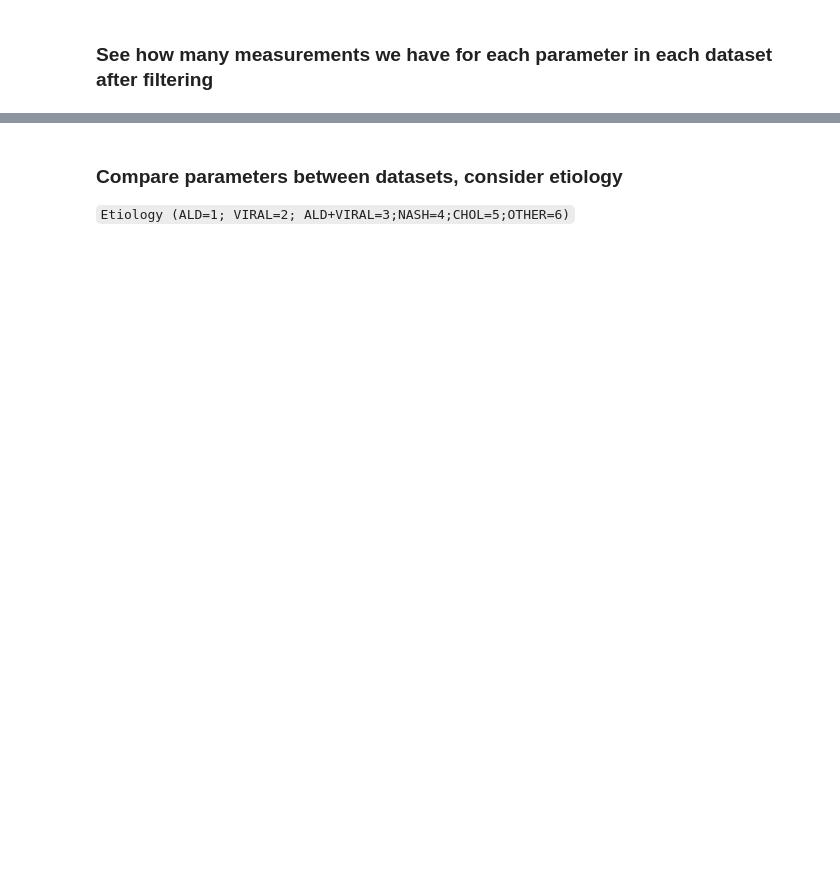
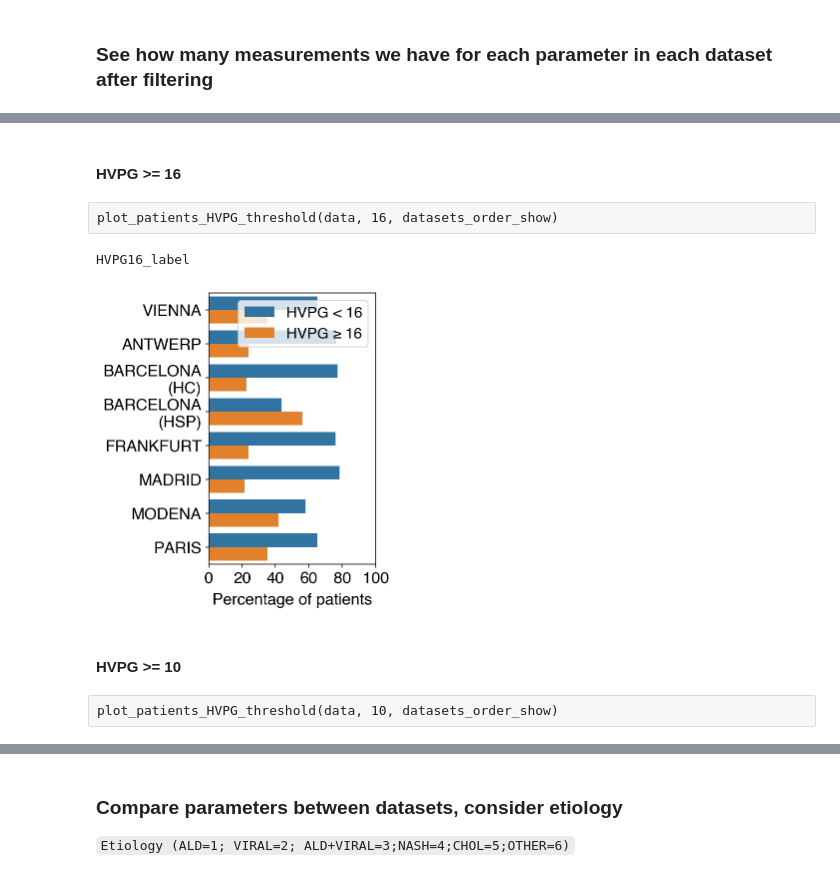
Before and after one commit to reinisj/HVPG16, a Jupyter notebook: jupyter/07_MERGED_cohorts_explore.ipynb, the cells around one changed output, grey strips where cells are left out. Drawn from its saved outputs; the diff is of its cells as text; code cells hidden in the pictures; blank space fills up the shorter version.

```diff
--- a/jupyter/07_MERGED_cohorts_explore.ipynb
+++ b/jupyter/07_MERGED_cohorts_explore.ipynb
@@ -151,5 +132,5 @@ for center_name in dataset_order:
 # %%
-def tweak_boxplot_v2(a, dataset_order_labels):
+def tweak_boxplot_narrow(a, dataset_order_labels):
     a.set_yticklabels(dataset_order_labels)
     handles, labels = a.get_legend_handles_labels()     # remove "HVPG_label" text (variable name) from the legend
     a.legend(handles=handles[:], labels=labels[:])
@@ -180,0 +166,53 @@ plt.show()
+# %%
+def plot_patients_HVPG_threshold(data, cutoff, dataset_order_labels, show_percent=False):
+
+    # label = column name
+    label = f'HVPG{cutoff}_label'
+    print(label)
+    if label not in data.columns:
+        label_patients_HVPG_threshold(data, cutoff)
+
+    plt.figure(figsize=(3,5))
+
+    if show_percent:
+        percentages_raw = data.groupby("dataset")[label].value_counts(normalize=True)
+        # strings corresponding to high-risk and low-risk patients
+        label_values = np.unique([x[1] for x in percentages_raw.index])
+
+        percentages = {}
+        for label_val in label_values:
+            percentages[label_val] = pd.DataFrame(percentages_raw.loc[:,label_val].reset_index().rename(columns={label:"percentage"}))
+            percentages[label_val]["label"] = label_val
+        percentages = pd.concat(percentages.values())
+        percentages["percentage"] = percentages["percentage"]*100
+        ax = sns.barplot(data = percentages, x="percentage", y = 'dataset', hue = "label")
+        plt.xlim(0,100)
+        plt.xlabel("Percentage of patients", fontweight="bold", labelpad=7, fontsize=16)
+    else:
+        ax = sns.countplot(y = 'dataset', data = data, hue = label, hue_order=sorted(data[label].unique()))
+        plt.xlim(0,300)
+        plt.xlabel("Number of patients", fontweight="bold", labelpad=7, fontsize=16)
+
+    tweak_boxplot_narrow(ax, dataset_order_labels)
+
+    plt.xticks(fontsize=16)
+    plt.yticks(fontsize=16)
+    plt.legend(fontsize=15, loc="best")
+    #plt.title(f"HVPG{cutoff}", fontsize=16, fontweight="bold")
+
+    percentage_suffix_add = {True:"_percentage", False:""}[show_percent]
+    plt.savefig(plot_folder+f'total_numbers_strictly_compensated_HVPG{cutoff}{percentage_suffix_add}.pdf', bbox_inches="tight")
+    plt.show()
+# %% [markdown]
+#### HVPG >= 16
+# %% [raw]
+plot_patients_HVPG_threshold(data, 16, datasets_order_show)
+# %%
+plot_patients_HVPG_threshold(data, 16, datasets_order_show, show_percent=True)
+# %% [output]
+HVPG16_label
+[figure, added]
+# %% [markdown]
+#### HVPG >= 10
+# %% [raw]
+plot_patients_HVPG_threshold(data, 10, datasets_order_show)
```
Also changed, not shown: parts of 55 cells of this notebook, 2 other files.
